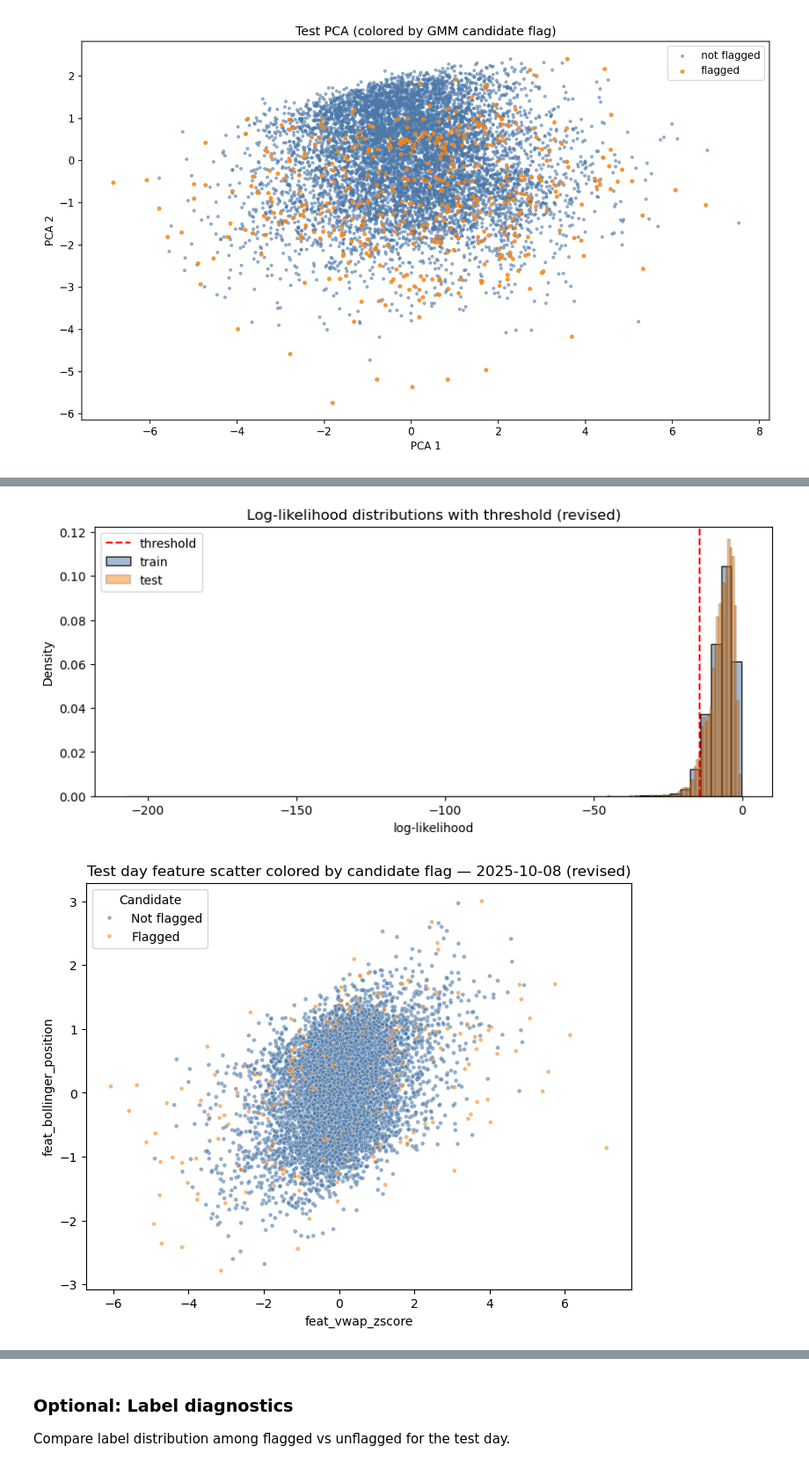
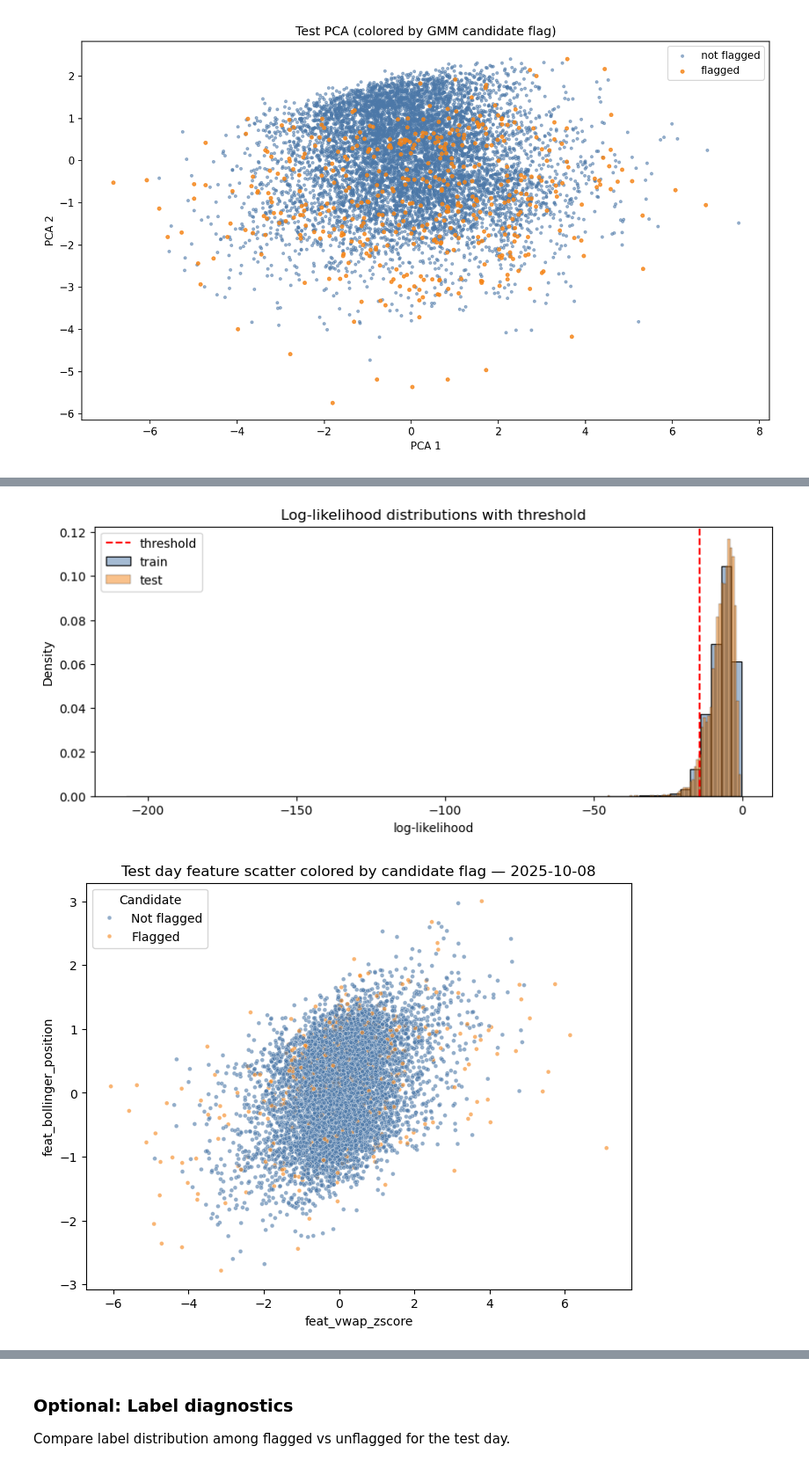
Before and after one commit to dman4703/cs4641-131-project, a Jupyter notebook: notebooks/gmm.ipynb, the cells around one changed output, grey strips where cells are left out. Shown at 88% size. Drawn from its saved outputs; the diff is of its cells as text; code cells hidden in the pictures.

```diff
--- a/notebooks/gmm.ipynb
+++ b/notebooks/gmm.ipynb
@@ -305,7 +305,7 @@ else:
     plt.figure(figsize=(12, 5))
     sns.barplot(data=by_ticker, x="ticker", y="gmm_is_candidate", color="#f58518")
     plt.ylabel("Candidate rate (test day)")
-    plt.title(f"GMM candidate rate by ticker — {test_day_ts.date()} (revised)")
+    plt.title(f"GMM candidate rate by ticker — {test_day_ts.date()}")
     plt.xticks(rotation=45)
     plt.show()
 
@@ -313,7 +313,7 @@ else:
     plt.figure(figsize=(10, 4))
     sns.boxplot(data=cands, x="date", y="gmm_loglik")
     plt.axhline(threshold, color="red", linestyle="--", alpha=0.6, label="threshold")
-    plt.title("Log-likelihood by day (train + test) (revised)")
+    plt.title("Log-likelihood by day (train + test)")
     plt.xticks(rotation=45)
     plt.legend()
     plt.show()
@@ -324,7 +324,7 @@ else:
     sns.histplot(test_llk, bins=60, color="#f58518", alpha=0.5, stat="density", label="test")
     plt.axvline(threshold, color="red", linestyle="--", label="threshold")
     plt.xlabel("log-likelihood")
-    plt.title("Log-likelihood distributions with threshold (revised)")
+    plt.title("Log-likelihood distributions with threshold")
     plt.legend()
     plt.show()
 
@@ -342,7 +342,7 @@ else:
             hue="flag_label", palette={"Not flagged": "#4c78a8", "Flagged": "#f58518"},
             alpha=0.6, s=12
         )
-        plt.title(f"Test day feature scatter colored by candidate flag — {test_day_ts.date()} (revised)")
+        plt.title(f"Test day feature scatter colored by candidate flag — {test_day_ts.date()}")
         plt.legend(title="Candidate")
         plt.show()
     else:
@@ -354,6 +354,6 @@ else:
     comp_dist = cands.groupby(["split", "gmm_component"]).size().reset_index(name="count")
     plt.figure(figsize=(8, 4))
     sns.barplot(data=comp_dist, x="gmm_component", y="count", hue="split")
-    plt.title("GMM component assignment distribution (revised)")
+    plt.title("GMM component assignment distribution")
     plt.show()
 # %% [output]
@@ -367,2 +367,2 @@ else:
-[figure, old version]
+[figure, new version]
-[figure, old version]
+[figure, new version]
```
Also changed, not shown: parts of 6 cells of this notebook, 1 other file.
